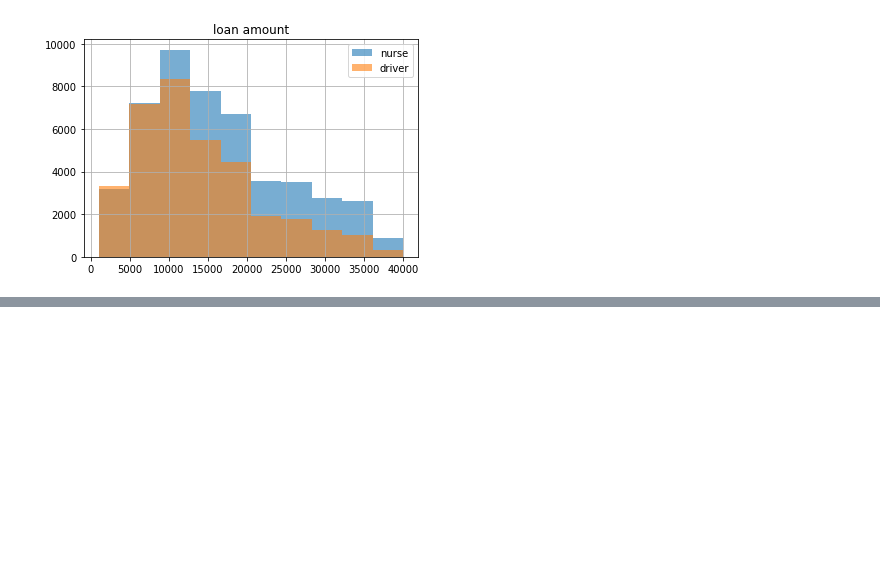
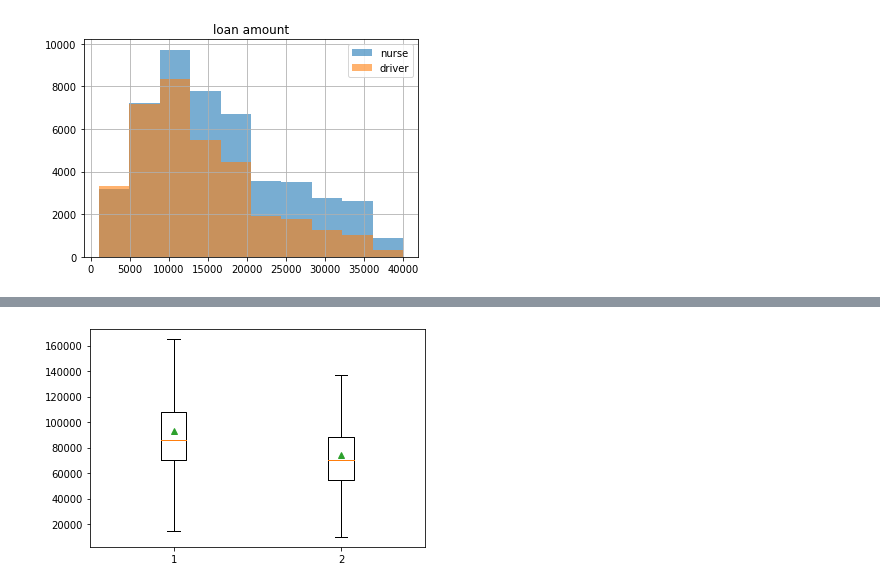
Before and after one commit to ktzioumis/Lending-Club, a Jupyter notebook: Lending-Club.ipynb, the cells around one changed output, grey strips where cells are left out. Saved outputs shown, nothing was run; the diff lists cells and outputs as text; code cells hidden in the pictures; blank space fills up the shorter version.

Commit message:
nurse v driver

```diff
--- a/Lending-Club.ipynb
+++ b/Lending-Club.ipynb
@@ -582,0 +595,3 @@ plt.legend()
+# %%
+df_nurse10=df_nurse.loc[df['emp_length']=='10+ years']
+df_driver10=df_driver.loc[df['emp_length']=='10+ years']
@@ -582,0 +620,6 @@ plt.legend()
+# %%
+plt.boxplot([df_nurse10['annual_inc'],df_driver10['annual_inc']],showmeans=True, showfliers=False)
+plt.title('income')
+plt.show()
+# %% [output]
+[figure, added]
```
Also changed, not shown: parts of 6 cells of this notebook.
